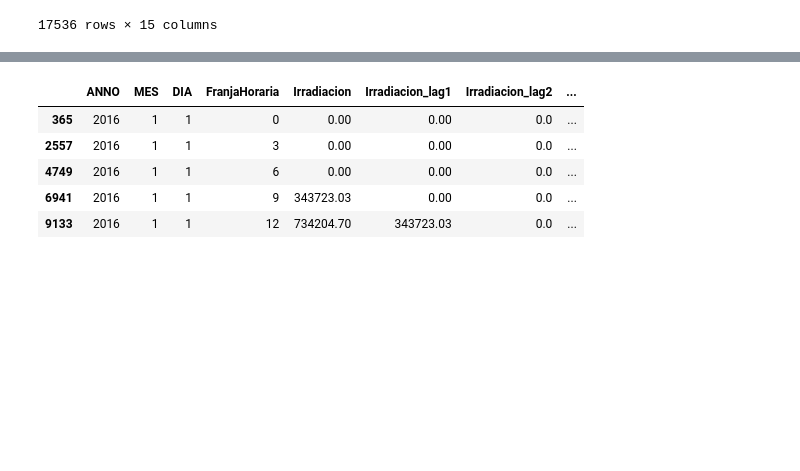
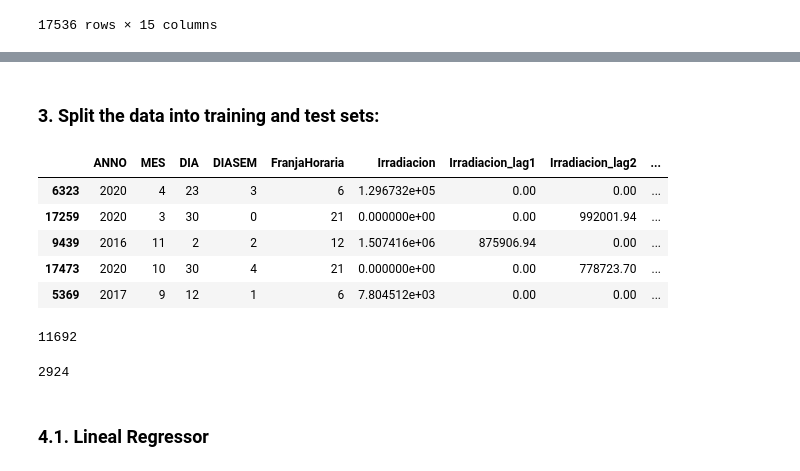
Before and after one commit to MARIABELENSB/Assessment1_MLII, a Jupyter notebook: src/2.Basic_model_regression.ipynb, the cells around one changed output, grey strips where cells are left out. Cells and saved outputs as stored; diff of their text form; code cells hidden in the pictures; blank space fills up the shorter version.

```diff
--- a/src/2.Basic_model_regression.ipynb
+++ b/src/2.Basic_model_regression.ipynb
@@ -134,2 +167,9 @@ df_final.describe()
 # %%
 df_final = df_final.dropna()
+# %%
+# Paso 'ANNO', 'MES', 'DIA', 'DIASEM', 'FranjaHoraria' a categóricas
+df_final['ANNO'] = df_final['ANNO'].astype('category')
+df_final['MES'] = df_final['MES'].astype('category')
+df_final['DIA'] = df_final['DIA'].astype('category')
+df_final['DIASEM'] = df_final['DIASEM'].astype('category')
+df_final['FranjaHoraria'] = df_final['FranjaHoraria'].astype('category')
@@ -136,39 +194,40 @@ df_final = df_final.dropna()
+# %% [markdown]
+### 3. Split the data into training and test sets:
 # %%
 # Define input and output matrices
-INPUTS = ['ANNO', 'MES', 'DIA', 'FranjaHoraria', 'Irradiacion',	'Irradiacion_lag1',	'Irradiacion_lag2',	'Irradiacion_lag8',	'Irradiacion_lag365',	'Utilizacion_lag1',	'Utilizacion_lag2',	'Utilizacion_lag8',	'Utilizacion_lag365']
+INPUTS = ['ANNO', 'MES', 'DIA', 'DIASEM', 'FranjaHoraria', 'Irradiacion',	'Irradiacion_lag1',	'Irradiacion_lag2',	'Irradiacion_lag8',	'Irradiacion_lag365',	'Utilizacion_lag1',	'Utilizacion_lag2',	'Utilizacion_lag8',	'Utilizacion_lag365']
 OUTPUT = 'Utilizacion'
 
 # We have categorical inputs with many classes. We will create dummy variables automatically after
 X = df_final[INPUTS]
 y = df_final[OUTPUT]
 
-## Divide the data into training and test sets ---------------------------------------------------
-#X_train, X_test, y_train, y_test = train_test_split(X, y,
-#                                                    test_size=0.2,  #percentage of test data
-#                                                    random_state=0) #seed for replication
-## Divide the data into training and test sets SEQUENTIALY -------------------------------------
-# Create random 80/20 % split
-X_train = X.iloc[0:round(0.8*X.shape[0])]
-X_test = X.iloc[round(0.8*X.shape[0])+1:X.shape[0]]
-y_train = y.iloc[0:round(0.8*X.shape[0])]
-y_test = y.iloc[round(0.8*X.shape[0])+1:X.shape[0]]
-
-
+X_train, X_test, y_train, y_test = train_test_split(X, y,
+                                                test_size=0.2,  #percentage of test data
+                                                random_state=999) #seed for replication
 
 ## Create dataset to store model predictions
 dfTR_eval = X_train.copy()
 dfTR_eval['Utilizacion'] = y_train
 dfTS_eval = X_test.copy()
 dfTS_eval['Utilizacion'] = y_test
 
 X_train.head()
 # %% [output]
-|  | ANNO | MES | DIA | FranjaHoraria | Irradiacion | Irradiacion_lag1 | Irradiacion_lag2 | ... |
-| 365 | 2016 | 1 | 1 | 0 | 0.00 | 0.00 | 0.0 | ... |
-| 2557 | 2016 | 1 | 1 | 3 | 0.00 | 0.00 | 0.0 | ... |
-| 4749 | 2016 | 1 | 1 | 6 | 0.00 | 0.00 | 0.0 | ... |
-| 6941 | 2016 | 1 | 1 | 9 | 343723.03 | 0.00 | 0.0 | ... |
-| 9133 | 2016 | 1 | 1 | 12 | 734204.70 | 343723.03 | 0.0 | ... |
+|  | ANNO | MES | DIA | DIASEM | FranjaHoraria | Irradiacion | Irradiacion_lag1 | Irradiacion_lag2 | ... |
+| 6323 | 2020 | 4 | 23 | 3 | 6 | 1.296732e+05 | 0.00 | 0.00 | ... |
+| 17259 | 2020 | 3 | 30 | 0 | 21 | 0.000000e+00 | 0.00 | 992001.94 | ... |
+| 9439 | 2016 | 11 | 2 | 2 | 12 | 1.507416e+06 | 875906.94 | 0.00 | ... |
+| 17473 | 2020 | 10 | 30 | 4 | 21 | 0.000000e+00 | 0.00 | 778723.70 | ... |
+| 5369 | 2017 | 9 | 12 | 1 | 6 | 7.804512e+03 | 0.00 | 0.00 | ... |
+# %%
+len(X_train)
+# %% [output]
+11692
+# %%
+len(X_test)
+# %% [output]
+2924
 # %%
 # Machine learning libraries
 import math
@@ -178,3 +237,5 @@ from sklearn.preprocessing import StandardScaler, OneHotEncoder
 from sklearn.metrics import mean_squared_error, r2_score, mean_absolute_error
 from sklearn.compose import ColumnTransformer
 from sklearn.neural_network import MLPRegressor
+# %% [markdown]
+### 4.1. Lineal Regressor
```
Also changed, not shown: parts of 72 cells of this notebook, 7 other files.
